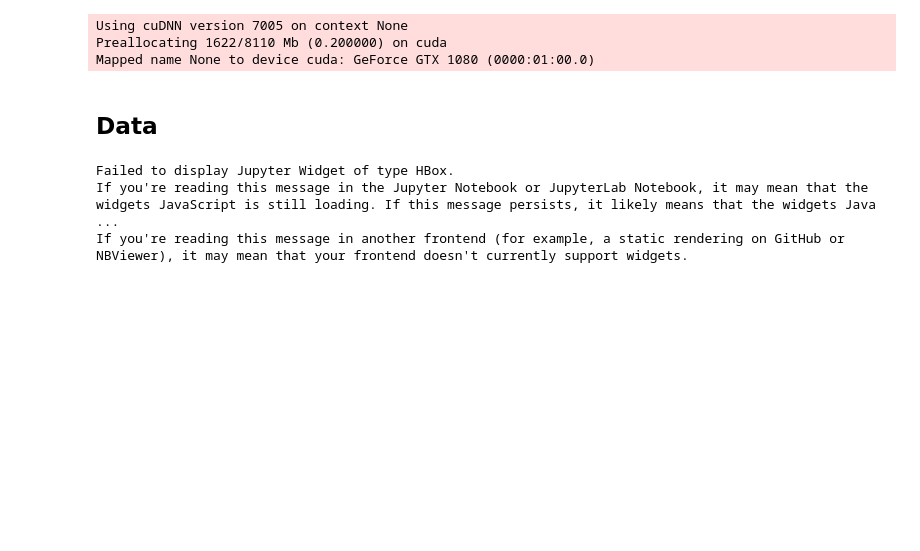
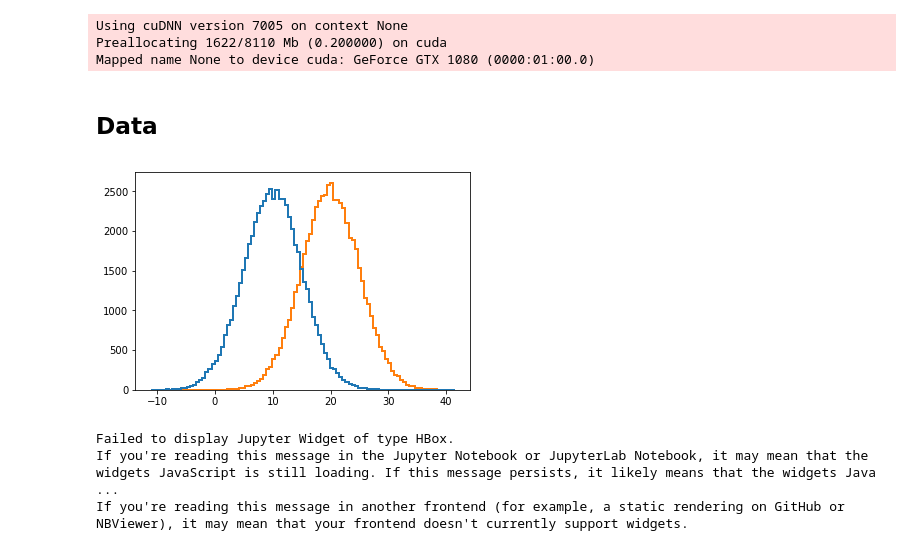
Before and after one commit to HSE-LAMBDA/unlabeled_learning, a Jupyter notebook: MNIST-rotated-CNN.ipynb, the cells around one changed output. Cells and saved outputs as stored; diff of their text form; code cells hidden in the pictures; blank space fills up the shorter version.

```diff
--- a/MNIST-rotated-CNN.ipynb
+++ b/MNIST-rotated-CNN.ipynb
@@ -57,6 +57,13 @@ def get_rotated(X):
 
     indx = np.random.permutation(X.shape[0])
     return X[indx], y[indx]
+# %%
+_ = plt.hist([
+    np.random.normal(10, 5, size=X_train.shape[0]),
+    np.random.normal(20, 5, size=X_train.shape[0]),
+], bins=100, histtype='step', lw=2)
+# %% [output]
+[figure, added]
 # %%
 X_train, y_train = get_rotated(X_train)
 X_test, y_test = get_rotated(X_test)
```
Also changed, not shown: parts of 12 cells of this notebook.
